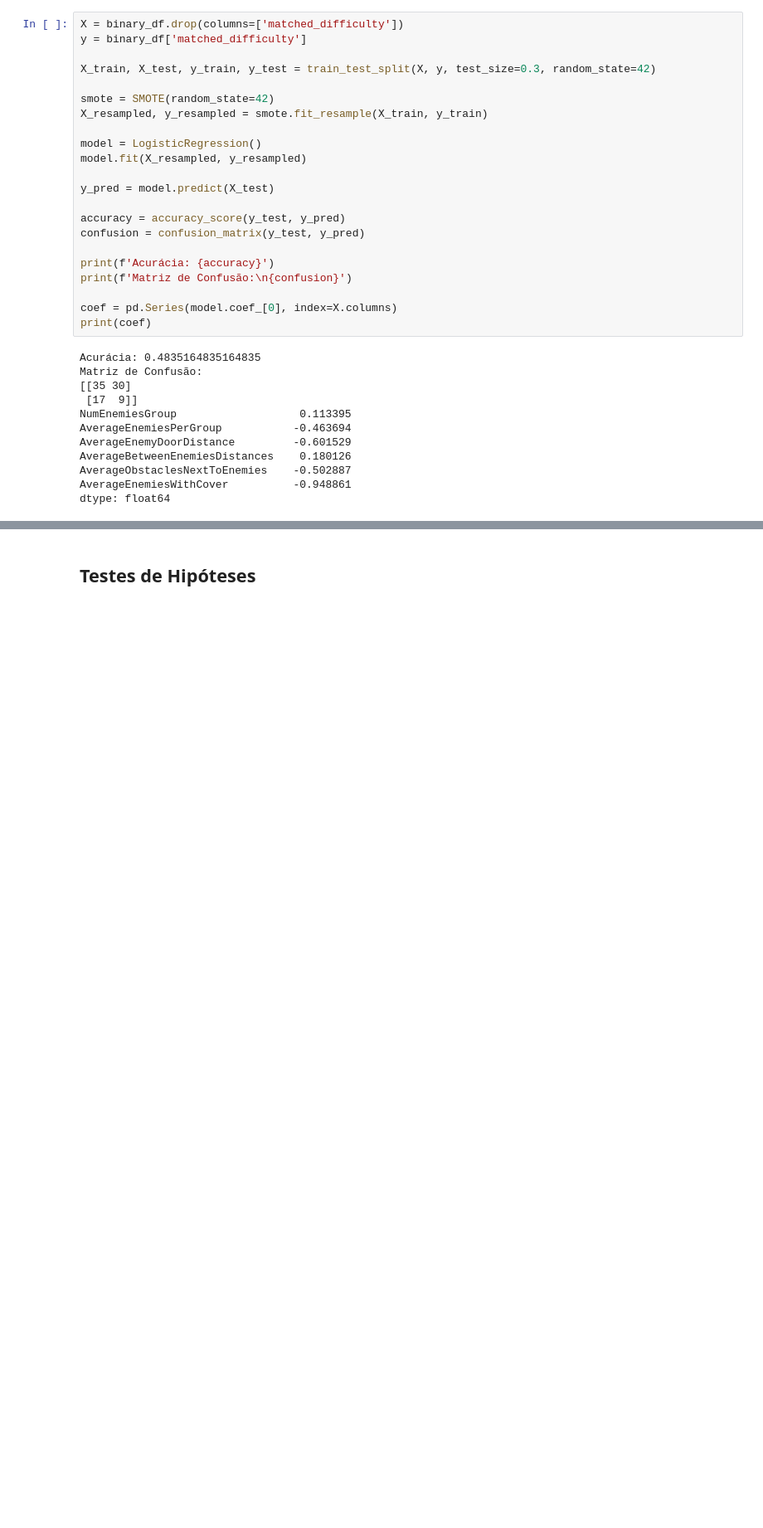
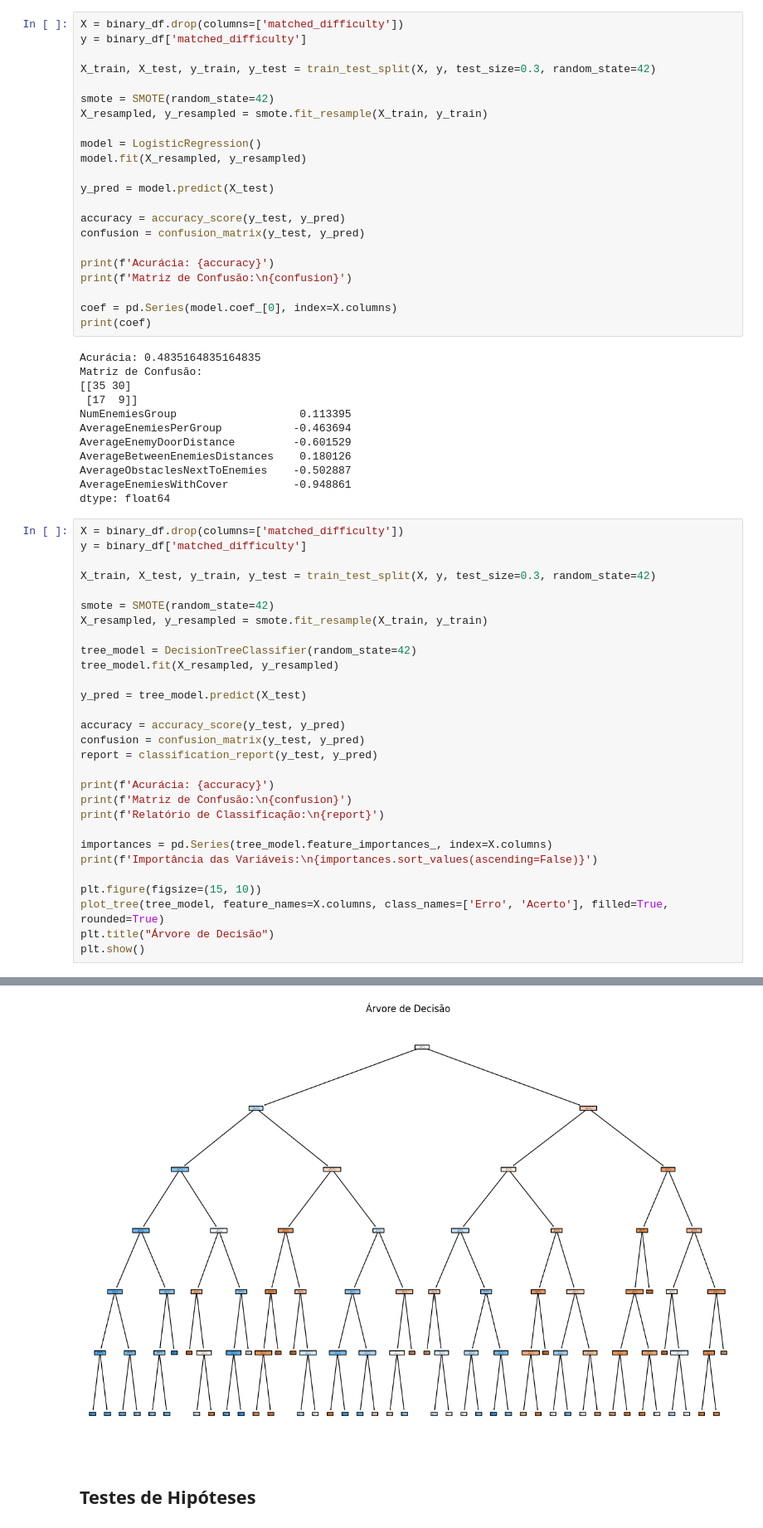
Before and after one commit to JonathanYuri/TopDownLevelGen, a Jupyter notebook: analysis-results/fitness_vars_analysis.ipynb, the cells around one changed output, grey strips where cells are left out. Shown at 83% size. Saved outputs shown, nothing was run; the diff lists cells and outputs as text; blank space fills up the shorter version.

Commit message:
FEAT: decision tree

```diff
--- a/analysis-results/fitness_vars_analysis.ipynb
+++ b/analysis-results/fitness_vars_analysis.ipynb
@@ -99,3 +100,33 @@ AverageBetweenEnemiesDistances    0.180126
 AverageObstaclesNextToEnemies    -0.502887
 AverageEnemiesWithCover          -0.948861
 dtype: float64
+# %%
+X = binary_df.drop(columns=['matched_difficulty'])
+y = binary_df['matched_difficulty']
+
+X_train, X_test, y_train, y_test = train_test_split(X, y, test_size=0.3, random_state=42)
+
+smote = SMOTE(random_state=42)
+X_resampled, y_resampled = smote.fit_resample(X_train, y_train)
+
+tree_model = DecisionTreeClassifier(random_state=42)
+tree_model.fit(X_resampled, y_resampled)
+
+y_pred = tree_model.predict(X_test)
+
+accuracy = accuracy_score(y_test, y_pred)
+confusion = confusion_matrix(y_test, y_pred)
+report = classification_report(y_test, y_pred)
+
+print(f'Acurácia: {accuracy}')
+print(f'Matriz de Confusão:\n{confusion}')
+print(f'Relatório de Classificação:\n{report}')
+
+importances = pd.Series(tree_model.feature_importances_, index=X.columns)
+print(f'Importância das Variáveis:\n{importances.sort_values(ascending=False)}')
+
+plt.figure(figsize=(15, 10))
+plot_tree(tree_model, feature_names=X.columns, class_names=['Erro', 'Acerto'], filled=True, rounded=True)
+plt.title("Árvore de Decisão")
+plt.show()
+# %% [output]
@@ -102,3 +150,4 @@ dtype: float64
+[figure, added]
 # %% [markdown]
 ## Testes de Hipóteses
 # %%
```
Also changed, not shown: parts of 2 cells of this notebook.
